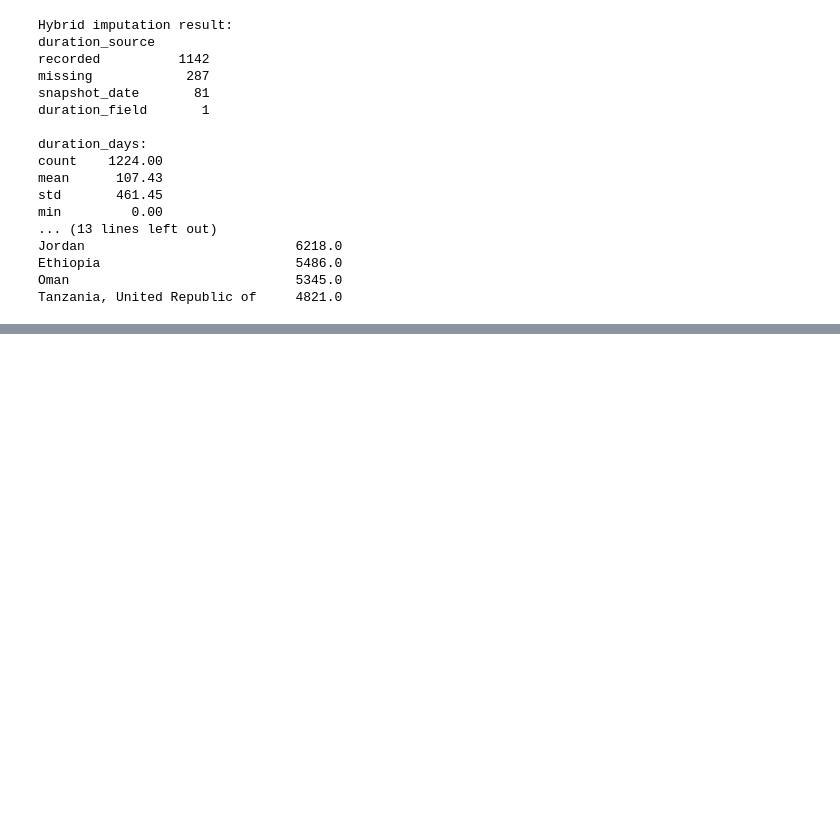
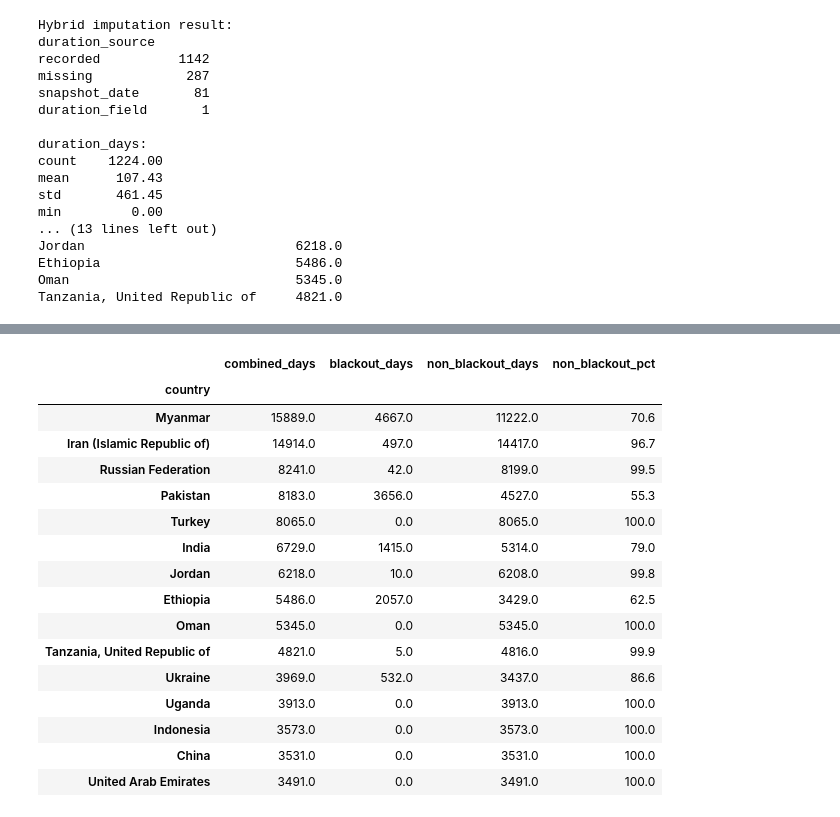
Before and after one commit to Muhanad-husn/The-global-cost-of-internet-shutdowns, a Jupyter notebook: notebooks/02_main.ipynb, the cells around one changed output, grey strips where cells are left out. Saved outputs shown, nothing was run; the diff lists cells and outputs as text; code cells hidden in the pictures; blank space fills up the shorter version.

```diff
--- a/notebooks/02_main.ipynb
+++ b/notebooks/02_main.ipynb
@@ -399,0 +938,29 @@ up from this cleaned frame.*
+# %%
+# Use the post-dedup post-duration frame (df) for per-day counts.
+# Each event contributes its duration_days to one of three exclusive buckets:
+#   - platform_block=True               → "platform_block"
+#   - else type=="throttle"             → "throttle"
+#   - else                              → "full_blackout"
+df_view = df.copy()
+df_view["bucket"] = (
+    df_view["platform_block"].map({True: "platform_block"})
+        .fillna(df_view["type"].astype("string"))
+)
+# Anything not in the three explicit buckets folds into 'other'.
+df_view["bucket"] = df_view["bucket"].where(
+    df_view["bucket"].isin({"full_blackout", "throttle", "platform_block"}),
+    "other"
+)
+
+# Event counts and shutdown-days by bucket.
+event_counts = df_view["bucket"].value_counts()
+day_totals = df_view.groupby("bucket")["duration_days"].sum(min_count=1)
+print("Event counts by bucket:")
+print(event_counts.to_string())
+print("\nShutdown-days by bucket (hybrid duration):")
+print(day_totals.round(0).to_string())
+
+# Combined headline view (sum all three) vs. blackout-only view.
+print(f"\nTotal shutdown-days, COMBINED:     {df_view['duration_days'].sum(min_count=1):>10,.0f}")
+print(f"Total shutdown-days, BLACKOUT only: "
+      f"{df_view.loc[df_view['bucket'] == 'full_blackout', 'duration_days'].sum(min_count=1):>10,.0f}")
@@ -399,0 +982,34 @@ up from this cleaned frame.*
+# %%
+# Per-country impact of splitting vs. combining.
+combined = (
+    df_view.groupby("country")["duration_days"].sum(min_count=1)
+           .rename("combined_days")
+)
+blackout_only = (
+    df_view[df_view["bucket"] == "full_blackout"]
+           .groupby("country")["duration_days"].sum(min_count=1)
+           .rename("blackout_days")
+)
+cmp = pd.concat([combined, blackout_only], axis=1).fillna(0)
+cmp["non_blackout_days"] = cmp["combined_days"] - cmp["blackout_days"]
+cmp["non_blackout_pct"] = (cmp["non_blackout_days"] / cmp["combined_days"] * 100).round(1)
+cmp = cmp.sort_values("combined_days", ascending=False).head(15)
+display(cmp)
+# %% [output]
+|  | combined_days | blackout_days | non_blackout_days | non_blackout_pct |
+| country |  |  |  |  |
+| Myanmar | 15889.0 | 4667.0 | 11222.0 | 70.6 |
+| Iran (Islamic Republic of) | 14914.0 | 497.0 | 14417.0 | 96.7 |
+| Russian Federation | 8241.0 | 42.0 | 8199.0 | 99.5 |
+| Pakistan | 8183.0 | 3656.0 | 4527.0 | 55.3 |
+| Turkey | 8065.0 | 0.0 | 8065.0 | 100.0 |
+| India | 6729.0 | 1415.0 | 5314.0 | 79.0 |
+| Jordan | 6218.0 | 10.0 | 6208.0 | 99.8 |
+| Ethiopia | 5486.0 | 2057.0 | 3429.0 | 62.5 |
+| Oman | 5345.0 | 0.0 | 5345.0 | 100.0 |
+| Tanzania, United Republic of | 4821.0 | 5.0 | 4816.0 | 99.9 |
+| Ukraine | 3969.0 | 532.0 | 3437.0 | 86.6 |
+| Uganda | 3913.0 | 0.0 | 3913.0 | 100.0 |
+| Indonesia | 3573.0 | 0.0 | 3573.0 | 100.0 |
+| China | 3531.0 | 0.0 | 3531.0 | 100.0 |
+| United Arab Emirates | 3491.0 | 0.0 | 3491.0 | 100.0 |
```
Also changed, not shown: parts of 28 cells of this notebook, 4 other files.
